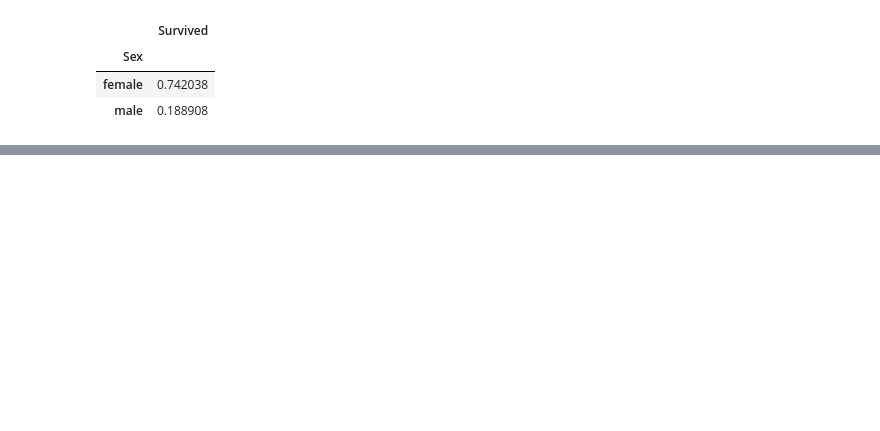
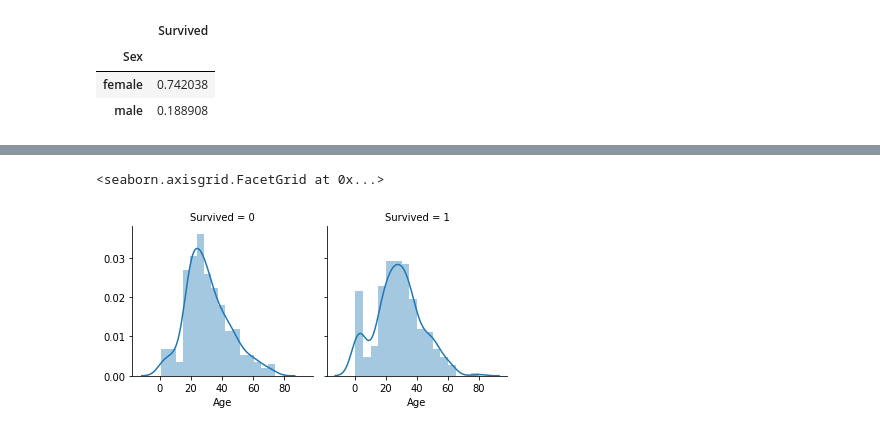
Before and after one commit to byronkamal/data_science, a Jupyter notebook: Titanic/titanic.ipynb, the cells around one changed output, grey strips where cells are left out. Drawn from its saved outputs; the diff is of its cells as text; code cells hidden in the pictures; blank space fills up the shorter version.

```diff
--- a/Titanic/titanic.ipynb
+++ b/Titanic/titanic.ipynb
@@ -192,0 +197,7 @@ train[['Sex', 'Survived']].groupby(['Sex']).mean()
+# %%
+# influência da idade na probabilidade de sobrevivência
+age_survived = sns.FacetGrid(train, col='Survived')
+age_survived.map(sns.distplot, 'Age')
+# %% [output]
+<seaborn.axisgrid.FacetGrid at 0x...>
+[figure, added]
```
Also changed, not shown: parts of 6 cells of this notebook.
